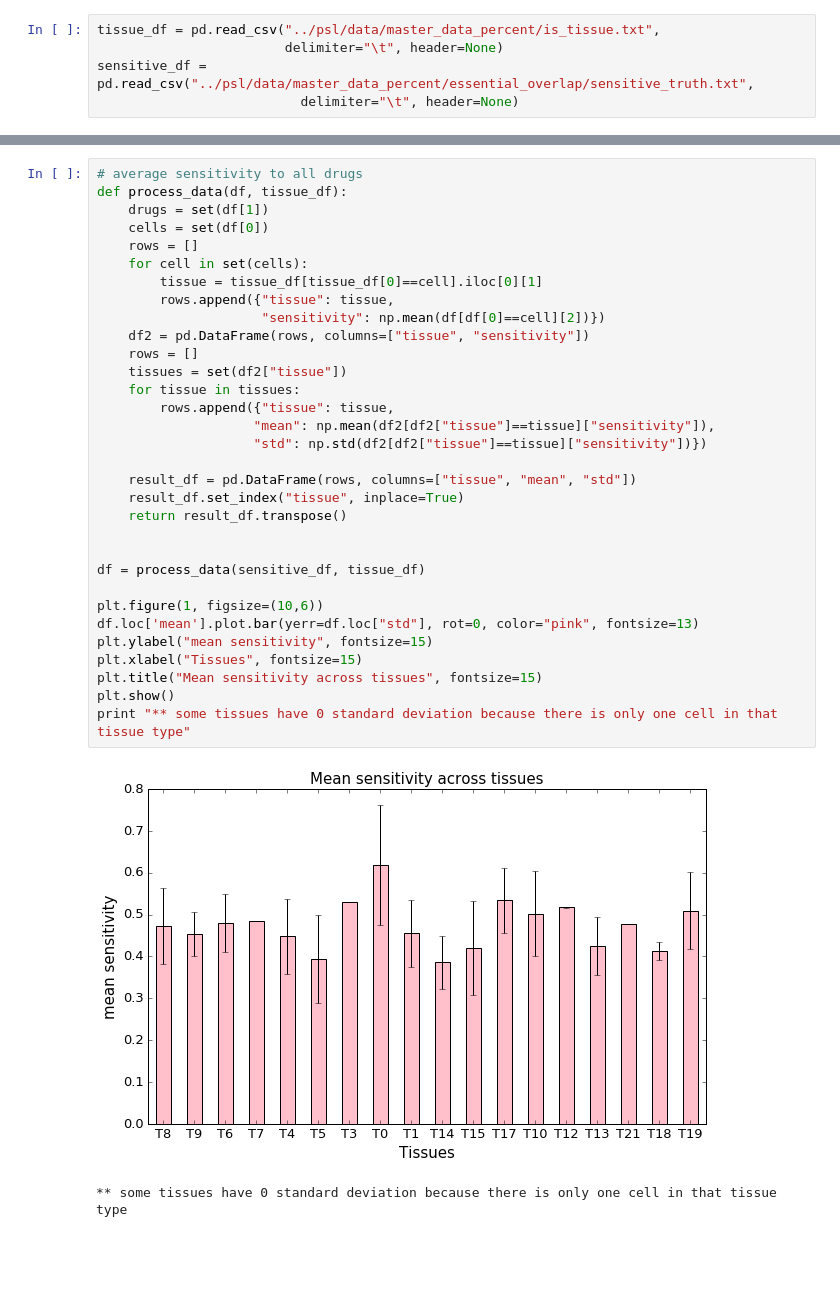
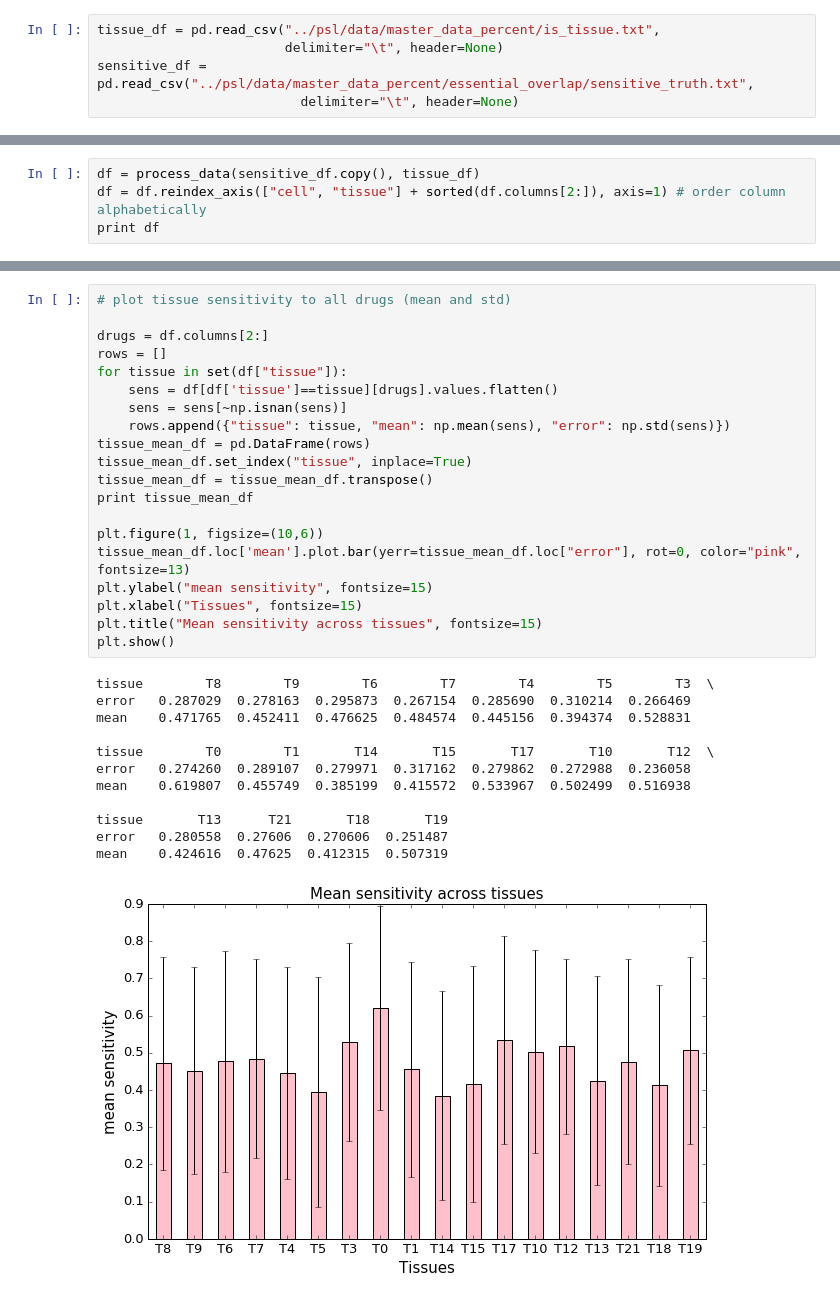
Before and after one commit to MollyZhang/drug_sensitivity_ML, a Jupyter notebook: profiling/tissue_profile.ipynb, the cells around one changed output, grey strips where cells are left out. Saved outputs shown, nothing was run; the diff lists cells and outputs as text; blank space fills up the shorter version.

Commit message:
plot tissue specific drug sensitivity profile

```diff
--- a/profiling/tissue_profile.ipynb
+++ b/profiling/tissue_profile.ipynb
@@ -11,0 +30,4 @@ sensitive_df = pd.read_csv("../psl/data/master_data_percent/essential_overlap/se
+# %%
+df = process_data(sensitive_df.copy(), tissue_df)
+df = df.reindex_axis(["cell", "tissue"] + sorted(df.columns[2:]), axis=1) # order column alphabetically
+print df
@@ -12,35 +52,33 @@ sensitive_df = pd.read_csv("../psl/data/master_data_percent/essential_overlap/se
 # %%
-# average sensitivity to all drugs
-def process_data(df, tissue_df):
-    drugs = set(df[1])
-    cells = set(df[0])
-    rows = []
-    for cell in set(cells):
-        tissue = tissue_df[tissue_df[0]==cell].iloc[0][1]
-        rows.append({"tissue": tissue,
-                     "sensitivity": np.mean(df[df[0]==cell][2])})
-    df2 = pd.DataFrame(rows, columns=["tissue", "sensitivity"])
-    rows = []
-    tissues = set(df2["tissue"])
-    for tissue in tissues:
-        rows.append({"tissue": tissue,
-                    "mean": np.mean(df2[df2["tissue"]==tissue]["sensitivity"]),
-                    "std": np.std(df2[df2["tissue"]==tissue]["sensitivity"])})
+# plot tissue sensitivity to all drugs (mean and std)
 
-    result_df = pd.DataFrame(rows, columns=["tissue", "mean", "std"])
-    result_df.set_index("tissue", inplace=True)
-    return result_df.transpose()
-
-
-df = process_data(sensitive_df, tissue_df)
+drugs = df.columns[2:]
+rows = []
+for tissue in set(df["tissue"]):
+    sens = df[df['tissue']==tissue][drugs].values.flatten()
+    sens = sens[~np.isnan(sens)]
+    rows.append({"tissue": tissue, "mean": np.mean(sens), "error": np.std(sens)})
+tissue_mean_df = pd.DataFrame(rows)
+tissue_mean_df.set_index("tissue", inplace=True)
+tissue_mean_df = tissue_mean_df.transpose()
+print tissue_mean_df
 
 plt.figure(1, figsize=(10,6))
-df.loc['mean'].plot.bar(yerr=df.loc["std"], rot=0, color="pink", fontsize=13)
+tissue_mean_df.loc['mean'].plot.bar(yerr=tissue_mean_df.loc["error"], rot=0, color="pink", fontsize=13)
 plt.ylabel("mean sensitivity", fontsize=15)
 plt.xlabel("Tissues", fontsize=15)
 plt.title("Mean sensitivity across tissues", fontsize=15)
 plt.show()
-print "** some tissues have 0 standard deviation because there is only one cell in that tissue type"
 # %% [output]
+tissue        T8        T9        T6        T7        T4        T5        T3  \
+error   0.287029  0.278163  0.295873  0.267154  0.285690  0.310214  0.266469
+mean    0.471765  0.452411  0.476625  0.484574  0.445156  0.394374  0.528831
+
+tissue        T0        T1       T14       T15       T17       T10       T12  \
+error   0.274260  0.289107  0.279971  0.317162  0.279862  0.272988  0.236058
+mean    0.619807  0.455749  0.385199  0.415572  0.533967  0.502499  0.516938
+
+tissue       T13      T21       T18       T19
+error   0.280558  0.27606  0.270606  0.251487
+mean    0.424616  0.47625  0.412315  0.507319
-[figure, old version]
+[figure, new version]
-** some tissues have 0 standard deviation because there is only one cell in that tissue type
```
Also changed, not shown: parts of 4 cells of this notebook.
